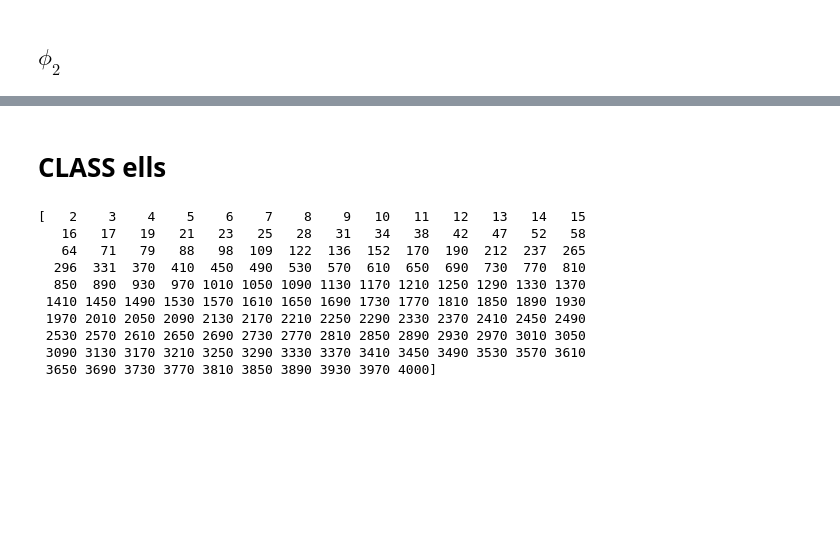
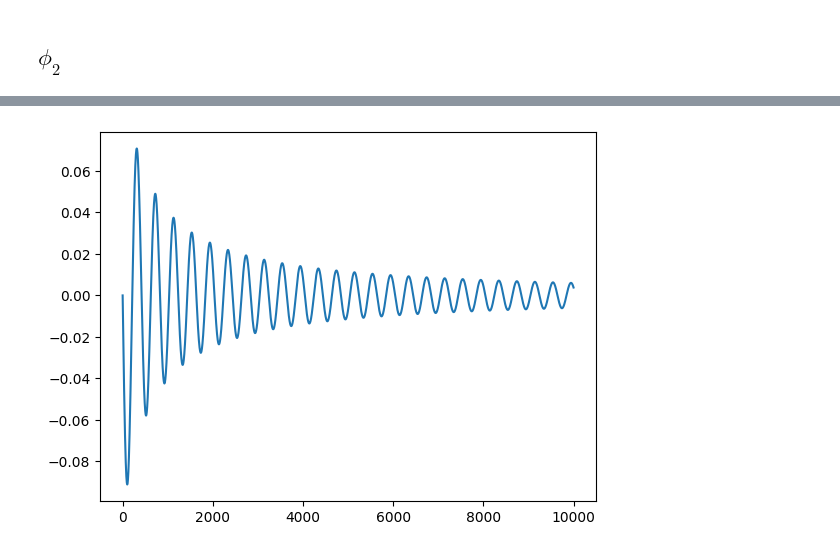
Before and after one commit to cgiovanetti/ABCMB-k, a Jupyter notebook: Module_Tests/Bessel.ipynb, the cells around one changed output, grey strips where cells are left out. Cells and saved outputs as stored; diff of their text form; code cells hidden in the pictures; blank space fills up the shorter version.

```diff
--- a/Module_Tests/Bessel.ipynb
+++ b/Module_Tests/Bessel.ipynb
@@ -171,4 +190,0 @@ array([1.26492959e-24, 2.58913688e-21, 2.23746724e-19, 5.29077999e-18,
-# %%
-for i, l in enumerate(tqdm(ls)):
-    jl   = newjl[:, i]
-    coeff = jnp.sqrt(3./8. * (l+2)*(l-1)*l*(l-1))
@@ -182,52 +191,7 @@ epsilon = np.zeros((newx.size, ls.size))
-# %%
-for i, l in enumerate(tqdm(ls)):
-    jl   = spherical_jn(l, newx)
-# %% [markdown]
-# CLASS ells
-# %%
-index_l = 0
-current_l = 2
-l_linstep = 40
-l_logstep = 1.12
-l_max =4000
-ls = np.zeros(300, dtype="int32")
-ls[index_l] = current_l
-
-increment = max(
-    int(current_l * (l_logstep - 1.)),
-    1
-)
-
-while current_l + increment < l_max and increment < l_linstep:
-    index_l += 1
-    current_l += increment
-    increment = max(
-        int(current_l * (l_logstep - 1.)),
-        1
-    )
-    ls[index_l] = current_l
-
-increment = l_linstep
-
-while current_l + increment <= l_max:
-    index_l += 1
-    current_l += increment
-    ls[index_l] = current_l
-
-if current_l != l_max:
-    index_l += 1
-    current_l = l_max
-    ls[index_l] = current_l
-ls = ls[np.where(ls>0)]
-print(ls)
-# %% [output]
-[   2    3    4    5    6    7    8    9   10   11   12   13   14   15
-   16   17   19   21   23   25   28   31   34   38   42   47   52   58
-   64   71   79   88   98  109  122  136  152  170  190  212  237  265
-  296  331  370  410  450  490  530  570  610  650  690  730  770  810
-  850  890  930  970 1010 1050 1090 1130 1170 1210 1250 1290 1330 1370
- 1410 1450 1490 1530 1570 1610 1650 1690 1730 1770 1810 1850 1890 1930
- 1970 2010 2050 2090 2130 2170 2210 2250 2290 2330 2370 2410 2450 2490
- 2530 2570 2610 2650 2690 2730 2770 2810 2850 2890 2930 2970 3010 3050
- 3090 3130 3170 3210 3250 3290 3330 3370 3410 3450 3490 3530 3570 3610
- 3650 3690 3730 3770 3810 3850 3890 3930 3970 4000]
+# %%
+phi2_res = np.zeros((xsize, spectrum.bessel_l_tab.size))
+for i in range(spectrum.bessel_l_tab.size):
+    l = spectrum.bessel_l_tab[i]
+    xs = jnp.linspace(first_x(l), first_x(l)+xmax, xsize)
+    jlpp = 1/xs**2 * ((l**2-l-xs**2)*spherical_jn(l, xs) + 2*xs*spherical_jn(l+1, xs))
+    phi2_res[:, i] = 1/2 * (3*jlpp + spherical_jn(l, xs))
@@ -233,0 +200,5 @@ print(ls)
+# %%
+plt.plot(phi2_res[:, 0])
+plt.show()
+# %% [output]
+[figure, added]
```
Also changed, not shown: parts of 39 cells of this notebook, 1 other file.
